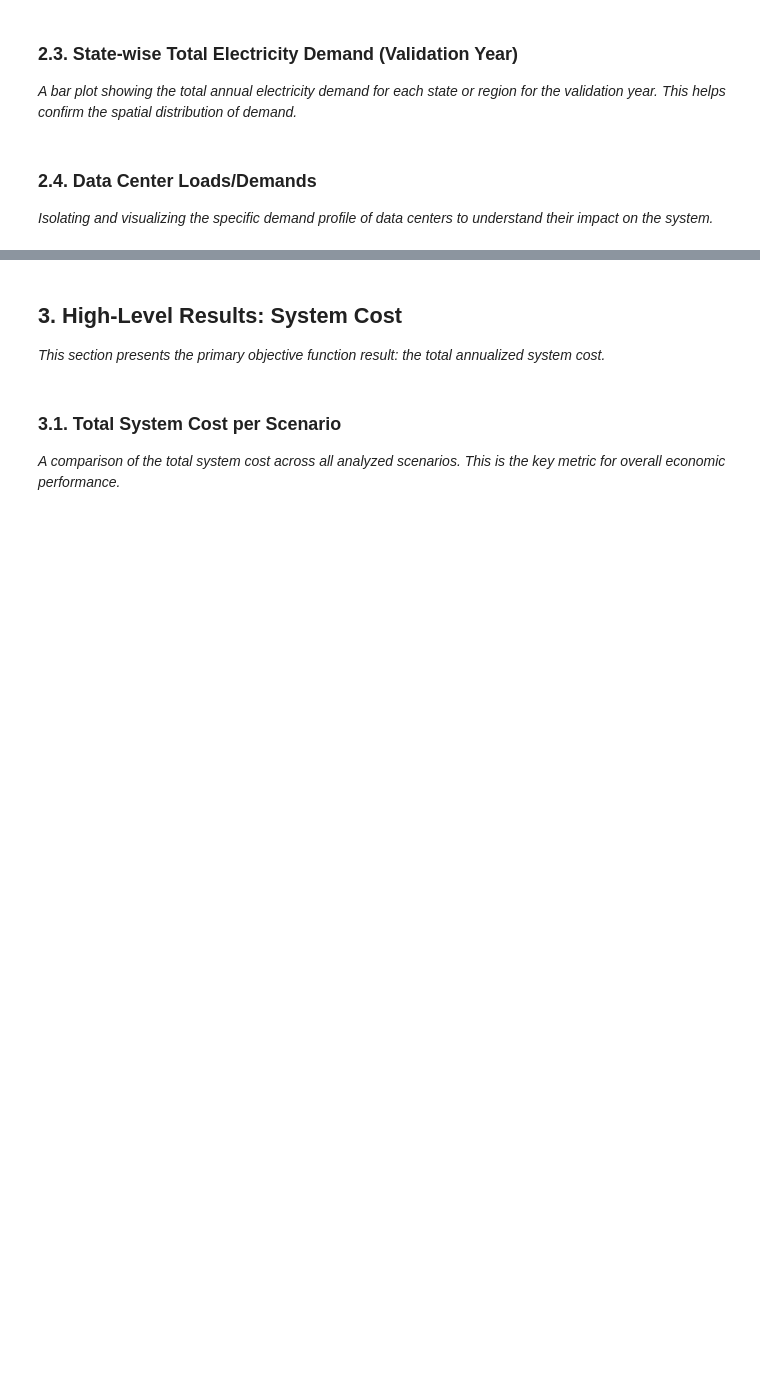
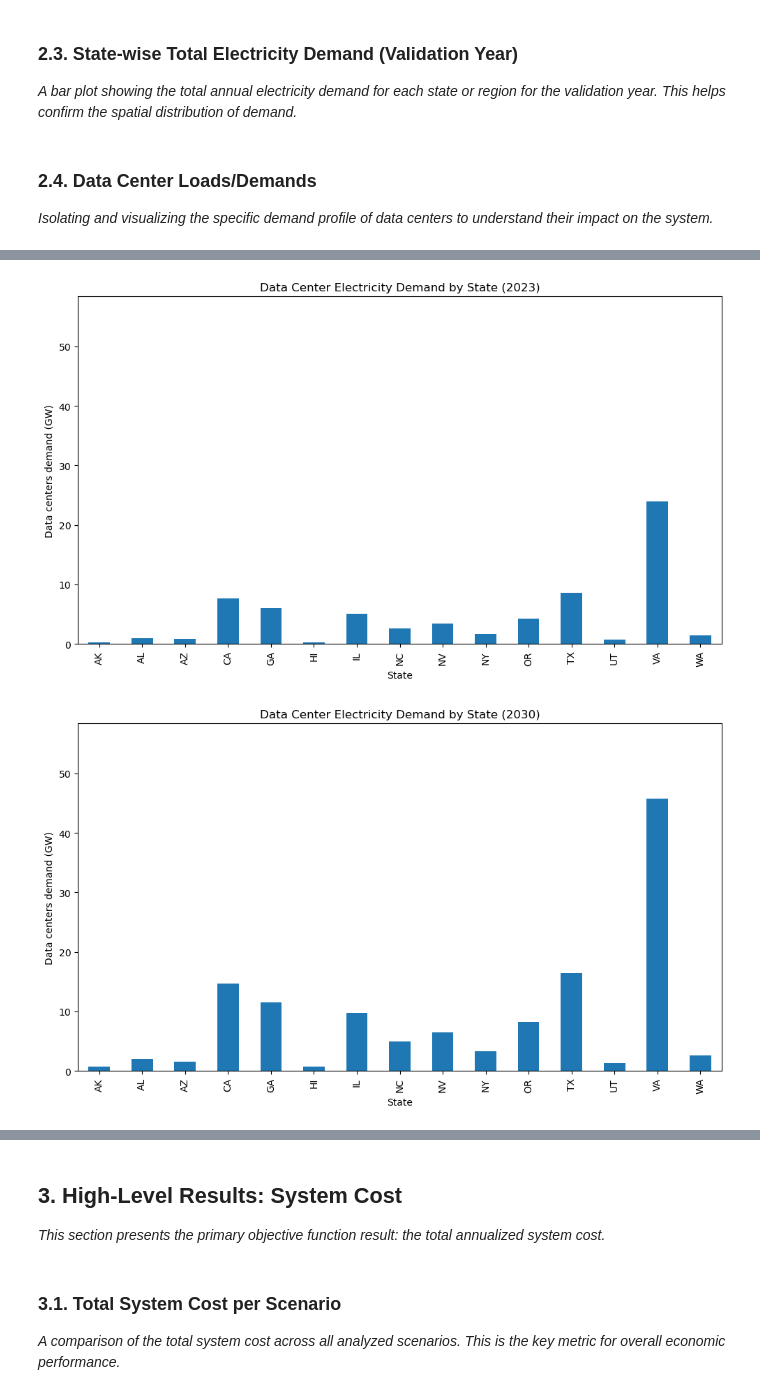
Before and after one commit to open-energy-transition/efuels-supply-potentials, a Jupyter notebook: notebooks/scenario_analysis.ipynb, the cells around one changed output, grey strips where cells are left out. Saved outputs shown, nothing was run; the diff lists cells and outputs as text; code cells hidden in the pictures; blank space fills up the shorter version.

```diff
--- a/notebooks/scenario_analysis.ipynb
+++ b/notebooks/scenario_analysis.ipynb
@@ -700,0 +787,27 @@ data_center_load_B.plot(
+# %%
+for key, df in data_center_load.items():
+    demand_by_state = df.groupby("state")["p_set"].sum().div(1e3)
+    demand_by_state = demand_by_state[demand_by_state > 0]
+
+    if demand_by_state.empty:
+        print(f"No demand data for {key}")
+        continue
+
+    # Extract year from key assuming format like "scenario_01_2030"
+    year_match = re.search(r"\d{4}", key)
+    year = year_match.group() if year_match else "Unknown Year"
+
+    ax = demand_by_state.plot(
+        kind="bar",
+        title=f"Data Center Electricity Demand by State ({year})",
+        ylabel="Data centers demand (GW)",
+        xlabel="State",
+        figsize=(10, 6),
+        legend=False
+    )
+    ax.set_ylim(0, max_val * 1.05)
+    plt.tight_layout()
+    plt.show()
+# %% [output]
+[figure, added]
+[figure, added]
```
Also changed, not shown: parts of 24 cells of this notebook.
